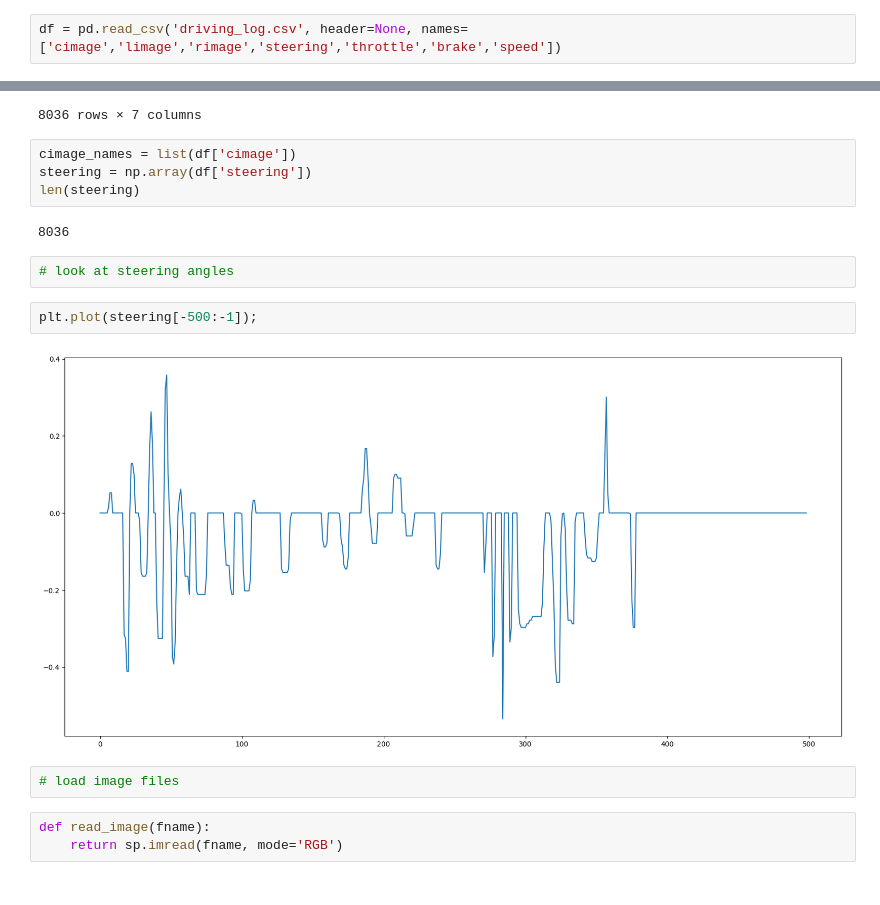
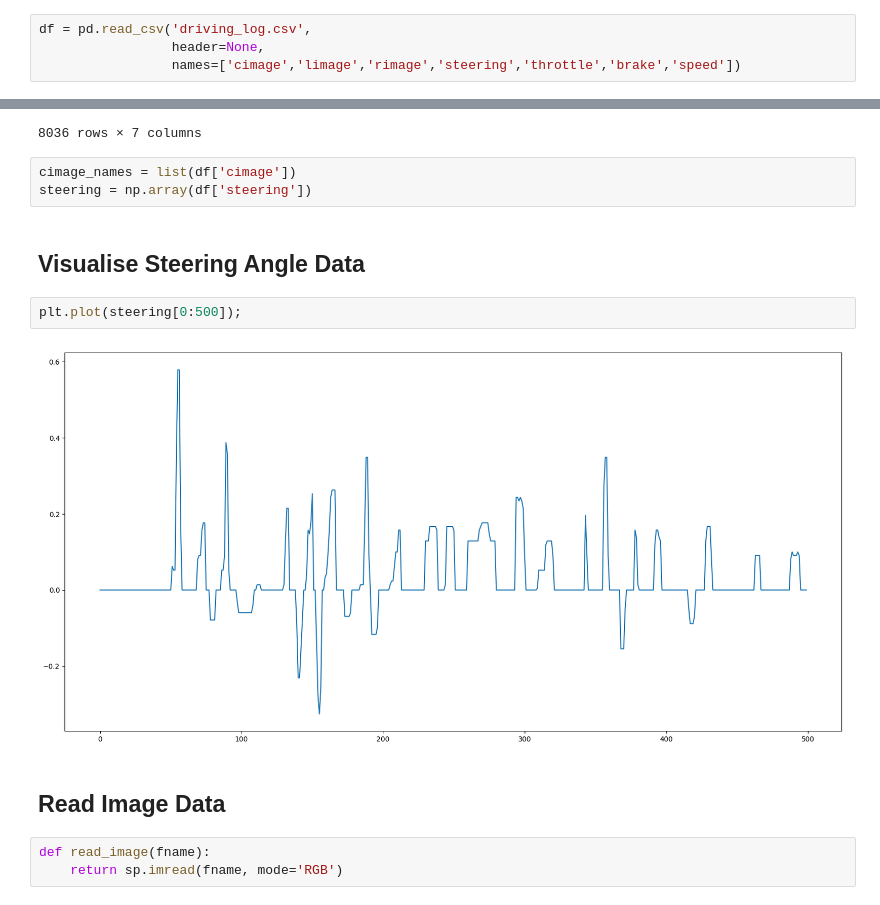
Before and after one commit to asimonov/PyData-London-SDC-Behavioural-Cloning, a Jupyter notebook: behavioural-cloning.ipynb, the cells around one changed output, grey strips where cells are left out. Drawn from its saved outputs; the diff is of its cells as text.

```diff
--- a/behavioural-cloning.ipynb
+++ b/behavioural-cloning.ipynb
@@ -16,2 +20,4 @@ st_time = datetime.now()
 # %%
-df = pd.read_csv('driving_log.csv', header=None, names=['cimage','limage','rimage','steering','throttle','brake','speed'])
+df = pd.read_csv('driving_log.csv',
+                 header=None,
+                 names=['cimage','limage','rimage','steering','throttle','brake','speed'])
@@ -43,17 +45,14 @@ df
 # %%
 cimage_names = list(df['cimage'])
 steering = np.array(df['steering'])
-len(steering)
-# %% [output]
-8036
-# %%
-# look at steering angles
+# %% [markdown]
+## Visualise Steering Angle Data
 # %%
-plt.plot(steering[-500:-1]);
+plt.plot(steering[0:500]);
 # %% [output]
-[figure, old version]
+[figure, new version]
-# %%
-# load image files
+# %% [markdown]
+## Read Image Data
 # %%
 def read_image(fname):
     return sp.imread(fname, mode='RGB')
```
Also changed, not shown: parts of 51 cells of this notebook.
